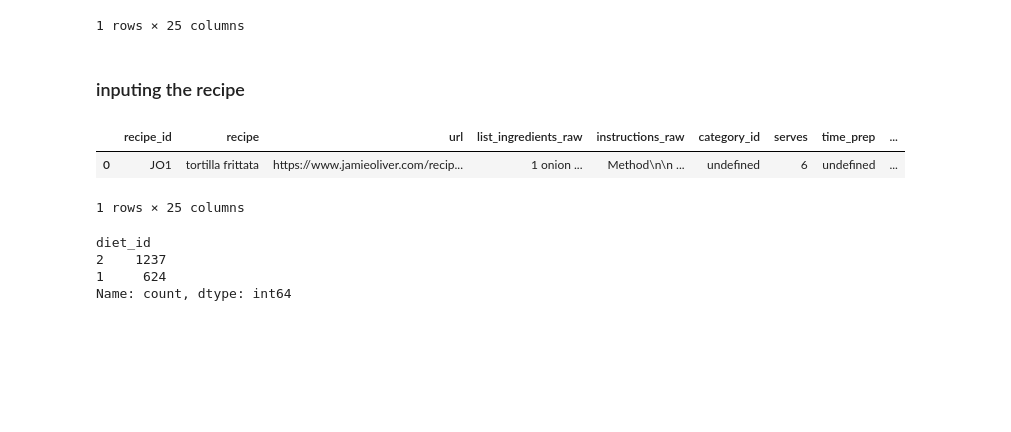
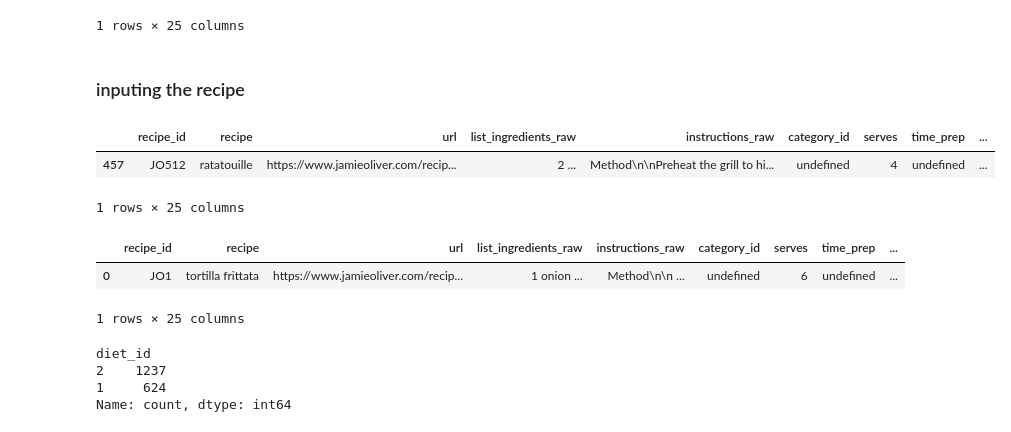
Before and after one commit to Pollybs/machine_learning_recommender, a Jupyter notebook: recommender_data.ipynb, the cells around one changed output. Saved outputs shown, nothing was run; the diff lists cells and outputs as text; code cells hidden in the pictures; blank space fills up the shorter version.

```diff
--- a/recommender_data.ipynb
+++ b/recommender_data.ipynb
@@ -392,3 +417,9 @@ re_user = dfs.loc[suggested_id]
+# %%
+re_user
+# %% [output]
+|  | recipe_id | recipe | url | list_ingredients_raw | instructions_raw | category_id | serves | time_prep | ... |
+| 457 | JO512 | ratatouille | https://www.jamieoliver.com/recip... | 2 ... | Method\n\nPreheat the grill to hi... | undefined | 4 | undefined | ... |
+1 rows × 25 columns
 # %%
 vege_df = dfs[(dfs["diet_id"] == 1) | (dfs["diet_id"] == 2)]
 vege_df.head(1)
```
Also changed, not shown: parts of 34 cells of this notebook, 2 other files.
